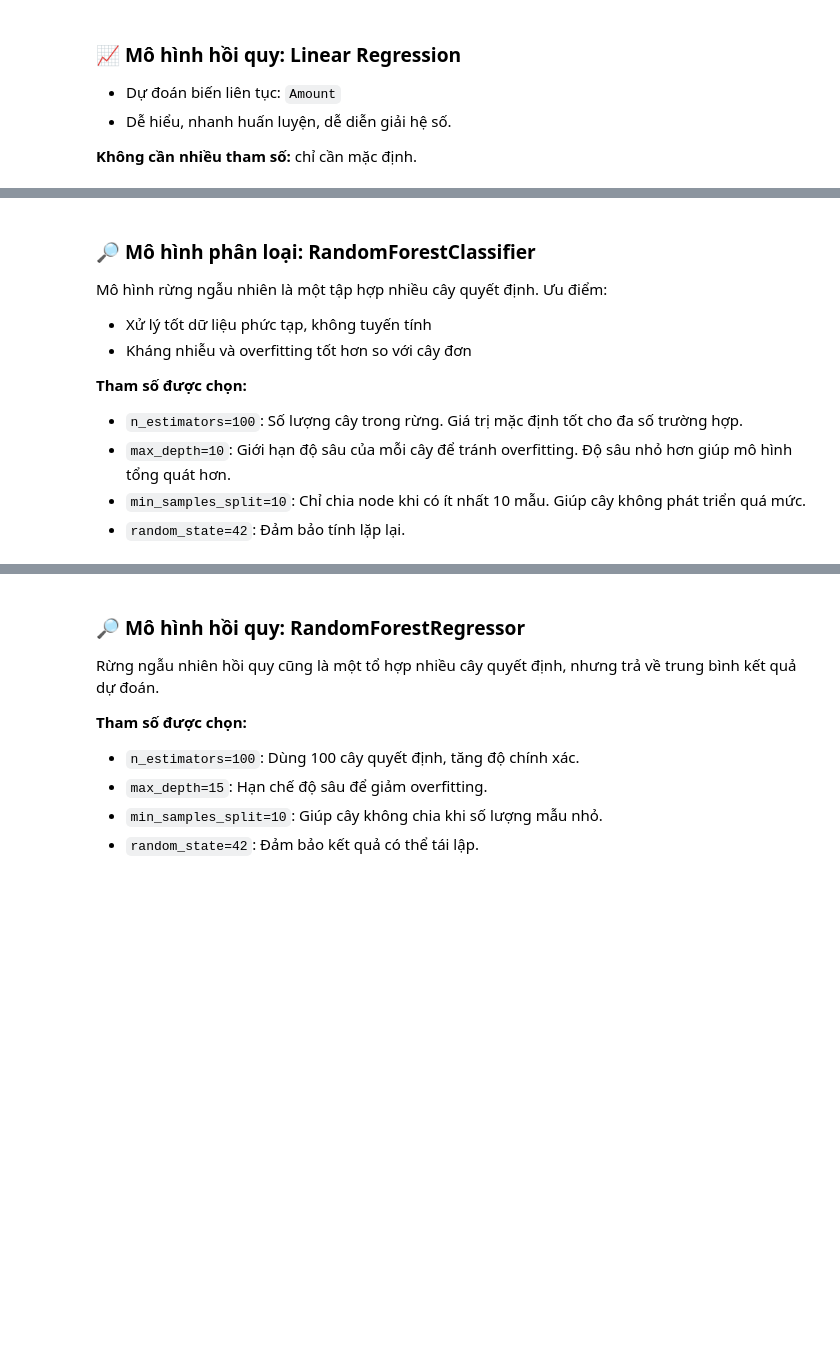
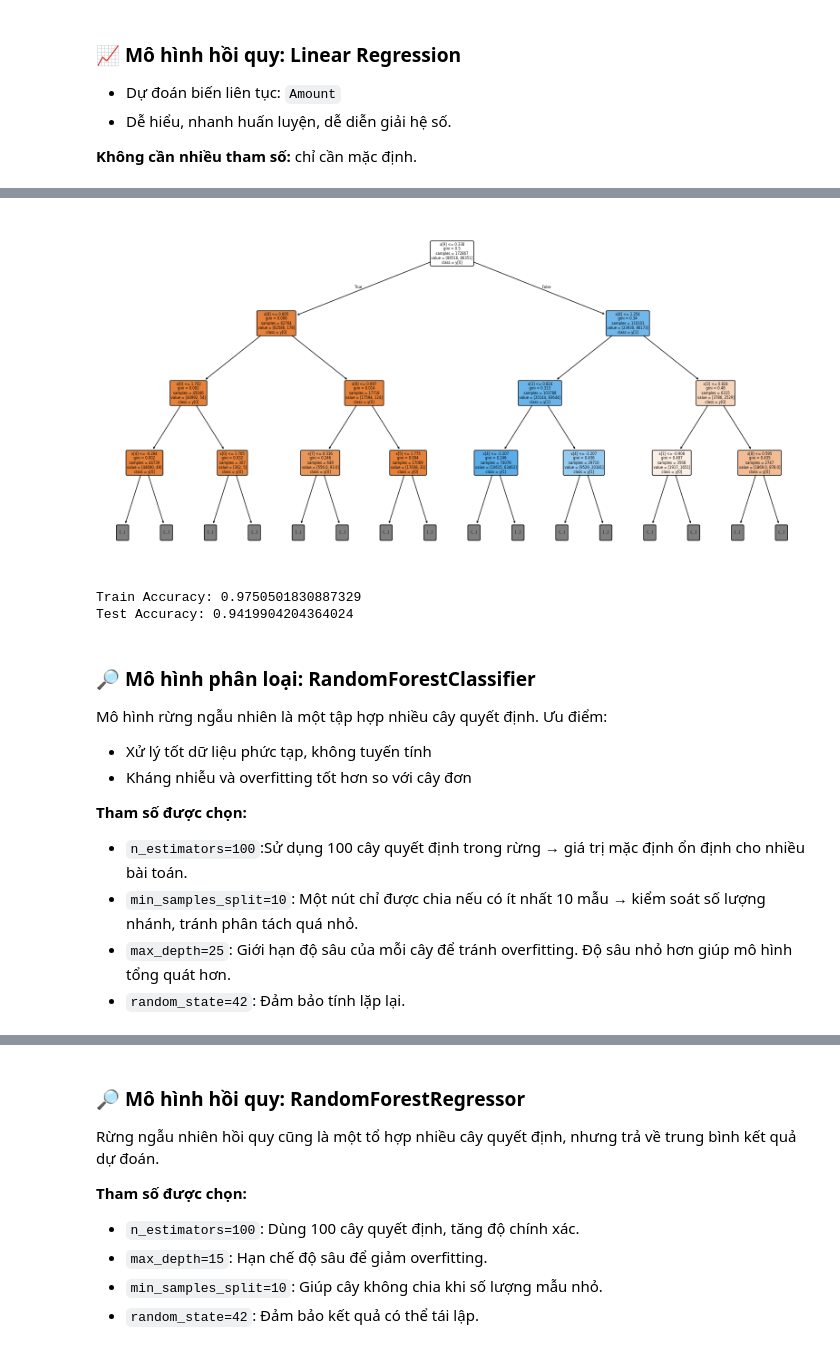
Before and after one commit to bin-bard/data-mining-amazon-sales, a Jupyter notebook: Final.ipynb, the cells around one changed output, grey strips where cells are left out. Drawn from its saved outputs; the diff is of its cells as text; code cells hidden in the pictures; blank space fills up the shorter version.

```diff
--- a/Final.ipynb
+++ b/Final.ipynb
@@ -525,3 +725,26 @@ print(f"📈 R² Score: {r2:.2f}")
+# %%
+from sklearn.tree import plot_tree
+import matplotlib.pyplot as plt
+
+plt.figure(figsize=(20,10))  # Kích thước hình lớn để nhìn rõ
+plot_tree(
+    dt_cls,
+    filled=True,            # tô màu các nút theo lớp
+    rounded=True,           # bo tròn các ô
+    class_names=True,       # hiện tên lớp (nếu có)
+    feature_names=X_train_cls.columns if hasattr(X_train_cls, 'columns') else None,  # tên các đặc trưng
+    max_depth=3            # chỉ vẽ sâu tối đa 3 tầng để dễ nhìn, bạn có thể bỏ hoặc tăng số tầng
+)
+plt.show()
+# %% [output]
+[figure, added]
+# %%
+y_train_pred_rf_cls = dt_cls.predict(X_train_cls)
+print("Train Accuracy:", dt_cls.score(X_train_cls, y_train_cls))
+print("Test Accuracy:", dt_cls.score(X_test_cls, y_test_cls))
+# %% [output]
+Train Accuracy: 0.9750501830887329
+Test Accuracy: 0.9419904204364024
 # %% [markdown]
 ### 🔎 Mô hình phân loại: RandomForestClassifier
 
@@ -530,9 +753,9 @@ Mô hình rừng ngẫu nhiên là một tập hợp nhiều cây quyết địn
 - Kháng nhiễu và overfitting tốt hơn so với cây đơn
 
 **Tham số được chọn:**
-- `n_estimators=100`: Số lượng cây trong rừng. Giá trị mặc định tốt cho đa số trường hợp.
-- `max_depth=10`: Giới hạn độ sâu của mỗi cây để tránh overfitting. Độ sâu nhỏ hơn giúp mô hình tổng quát hơn.
-- `min_samples_split=10`: Chỉ chia node khi có ít nhất 10 mẫu. Giúp cây không phát triển quá mức.
+- `n_estimators=100`:Sử dụng 100 cây quyết định trong rừng → giá trị mặc định ổn định cho nhiều bài toán.
+- `min_samples_split=10`: Một nút chỉ được chia nếu có ít nhất 10 mẫu → kiểm soát số lượng nhánh, tránh phân tách quá nhỏ.
+- `max_depth=25`: Giới hạn độ sâu của mỗi cây để tránh overfitting. Độ sâu nhỏ hơn giúp mô hình tổng quát hơn.
 - `random_state=42`: Đảm bảo tính lặp lại.
 # %%
 from sklearn.ensemble import RandomForestClassifier
```
Also changed, not shown: parts of 28 cells of this notebook.
